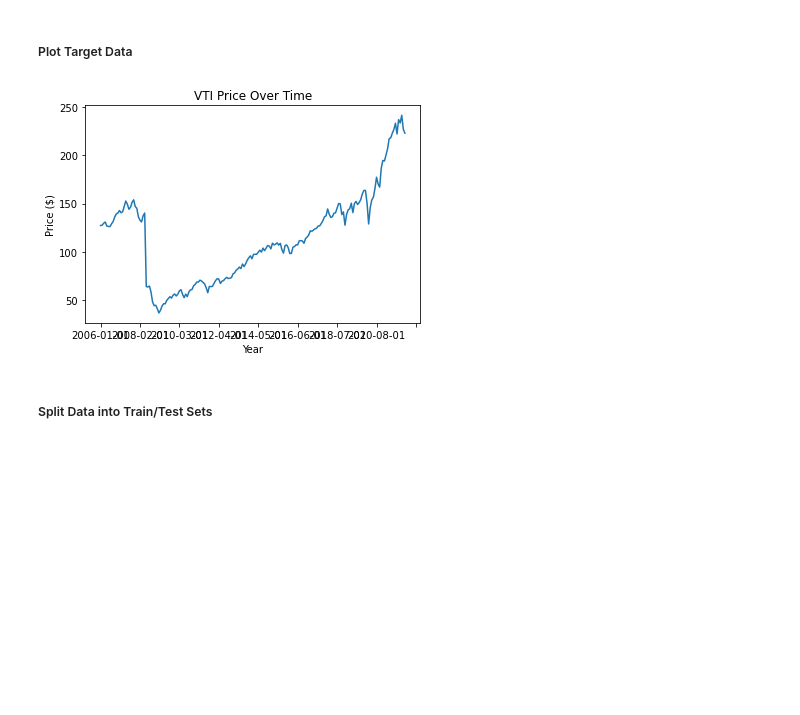
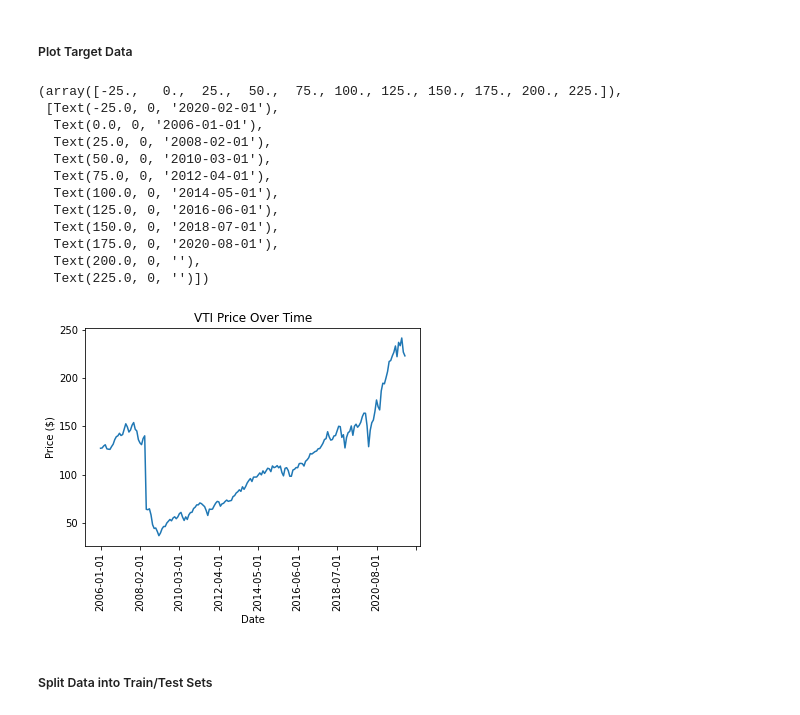
Before and after one commit to akittendorf/Domestic-Stock-Market-Analysis, a Jupyter notebook: Code/arima.ipynb, the cells around one changed output. Cells and saved outputs as stored; diff of their text form; code cells hidden in the pictures; blank space fills up the shorter version.

```diff
--- a/Code/arima.ipynb
+++ b/Code/arima.ipynb
@@ -41,11 +41,24 @@ df.head()
 # %% [markdown]
 ##### Plot Target Data
 # %%
-p = df['VTI'].plot(title='VTI Price Over Time', xlabel='Year', ylabel='Price ($)')
+df['VTI'].plot( title='VTI Price Over Time', xlabel='Date', ylabel='Price ($)')
+plt.xticks(rotation=90)
 
 # strong linear trend, indicates non-stationary data
 # %% [output]
+(array([-25.,   0.,  25.,  50.,  75., 100., 125., 150., 175., 200., 225.]),
+ [Text(-25.0, 0, '2020-02-01'),
+  Text(0.0, 0, '2006-01-01'),
+  Text(25.0, 0, '2008-02-01'),
+  Text(50.0, 0, '2010-03-01'),
+  Text(75.0, 0, '2012-04-01'),
+  Text(100.0, 0, '2014-05-01'),
+  Text(125.0, 0, '2016-06-01'),
+  Text(150.0, 0, '2018-07-01'),
+  Text(175.0, 0, '2020-08-01'),
+  Text(200.0, 0, ''),
+  Text(225.0, 0, '')])
-[figure, old version]
+[figure, new version]
 # %% [markdown]
 ##### Split Data into Train/Test Sets
 # %%
```
Also changed, not shown: parts of 4 cells of this notebook.
